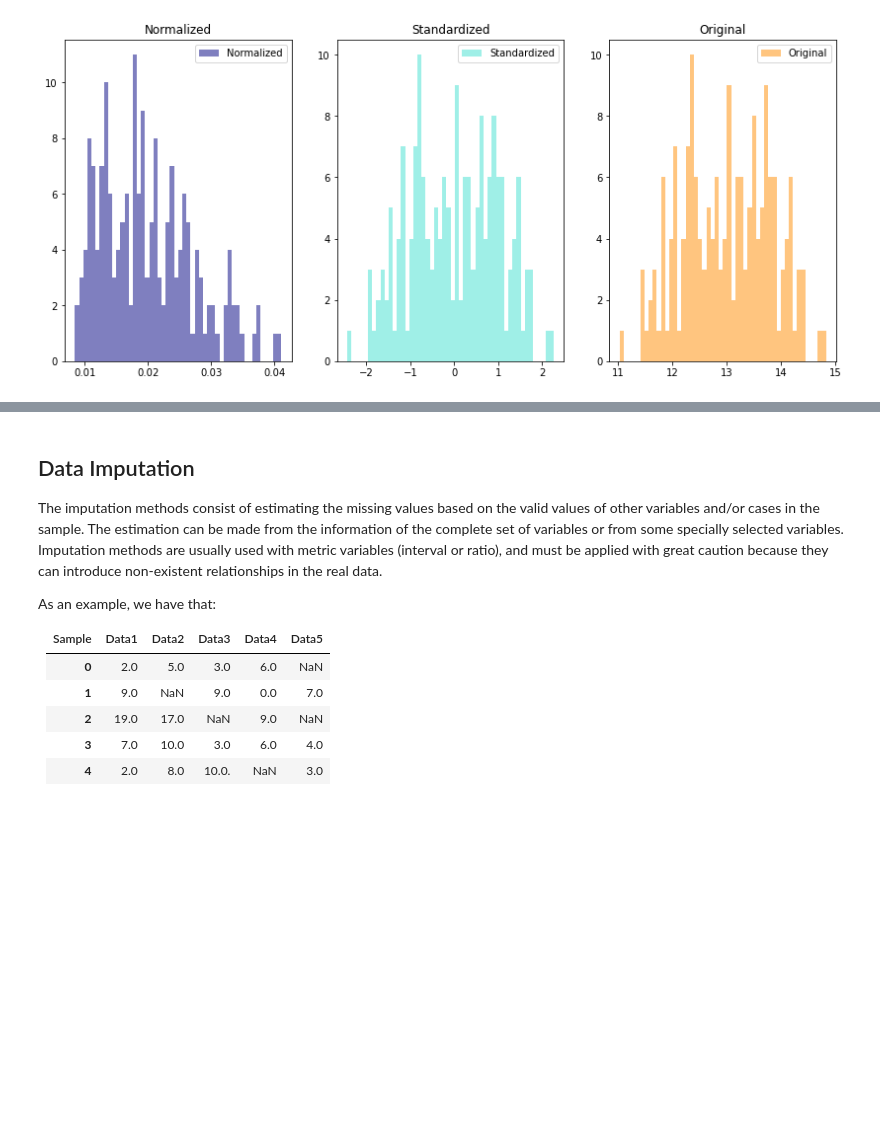
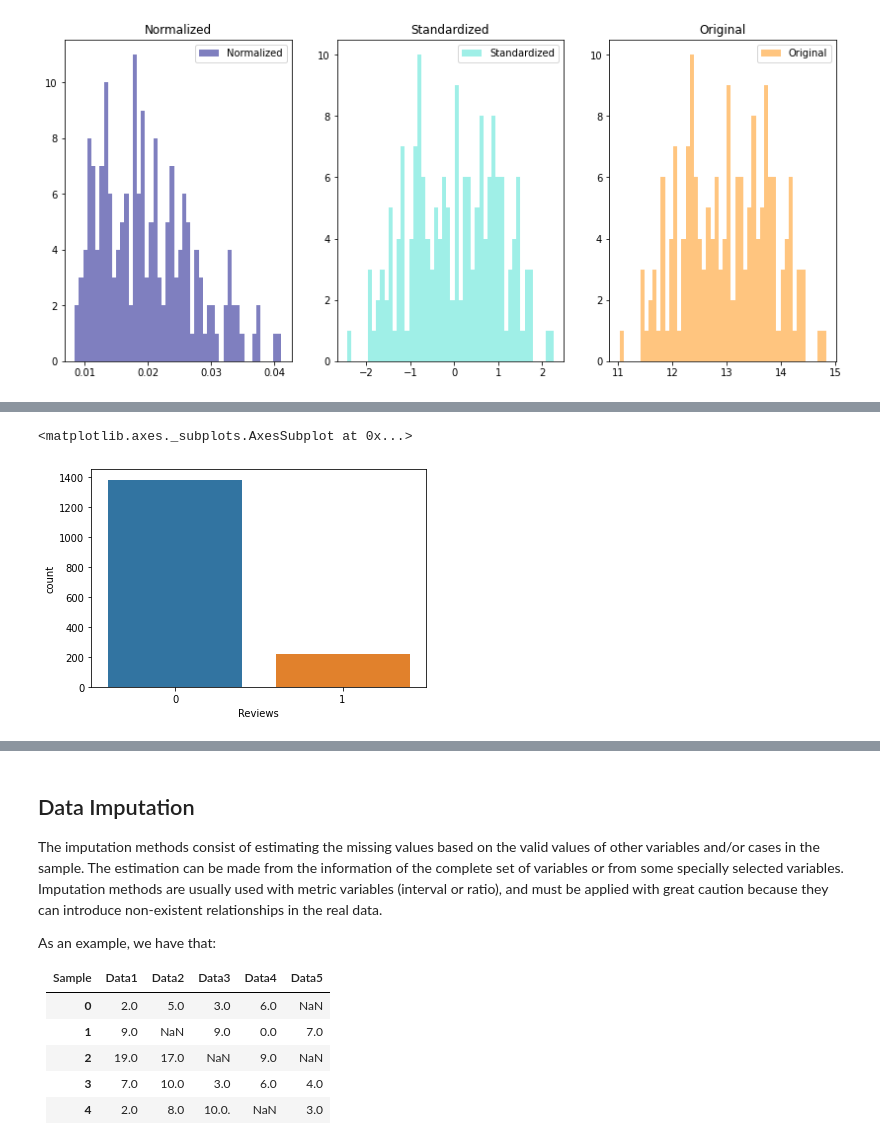
Before and after one commit to jpmh1309/mp6122_patterns, a Jupyter notebook: Notebook1.ipynb, the cells around one changed output, grey strips where cells are left out. Drawn from its saved outputs; the diff is of its cells as text; code cells hidden in the pictures; blank space fills up the shorter version.

```diff
--- a/Notebook1.ipynb
+++ b/Notebook1.ipynb
@@ -274,0 +359,14 @@ matplotlib, bokeh y seaborn.
+# %%
+reviews=[]
+for i in wineDF["quality"]:
+    if i <= 6:
+        reviews.append(0)
+    else:
+        reviews.append(1)
+
+wineDF["Reviews"] = reviews
+
+sns.countplot(wineDF['Reviews'])
+# %% [output]
+<matplotlib.axes._subplots.AxesSubplot at 0x...>
+[figure, added]
```
Also changed, not shown: parts of 28 cells of this notebook.
